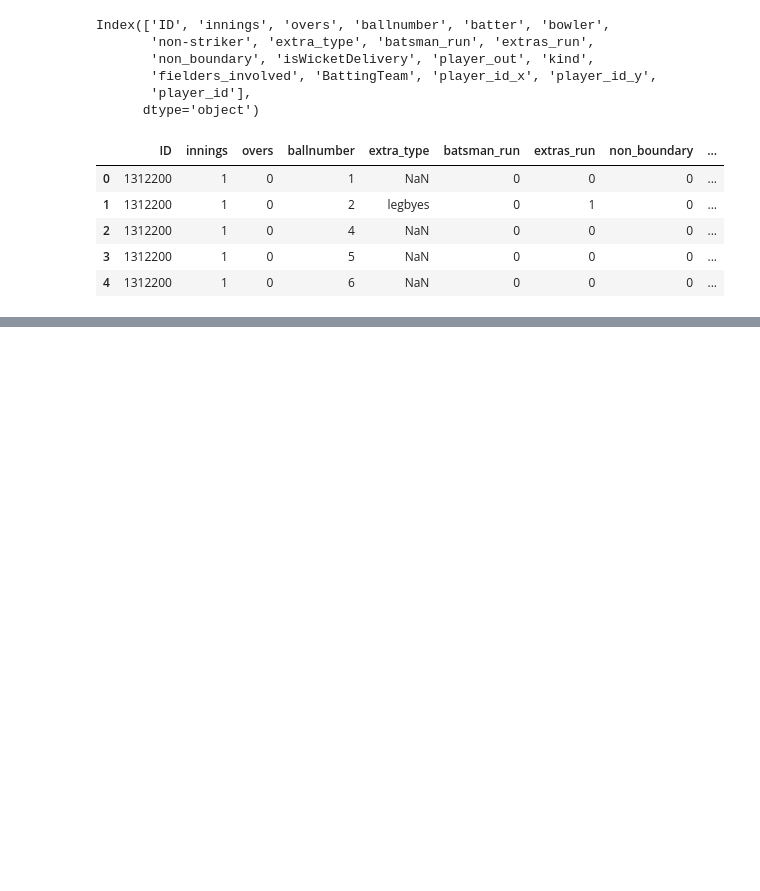
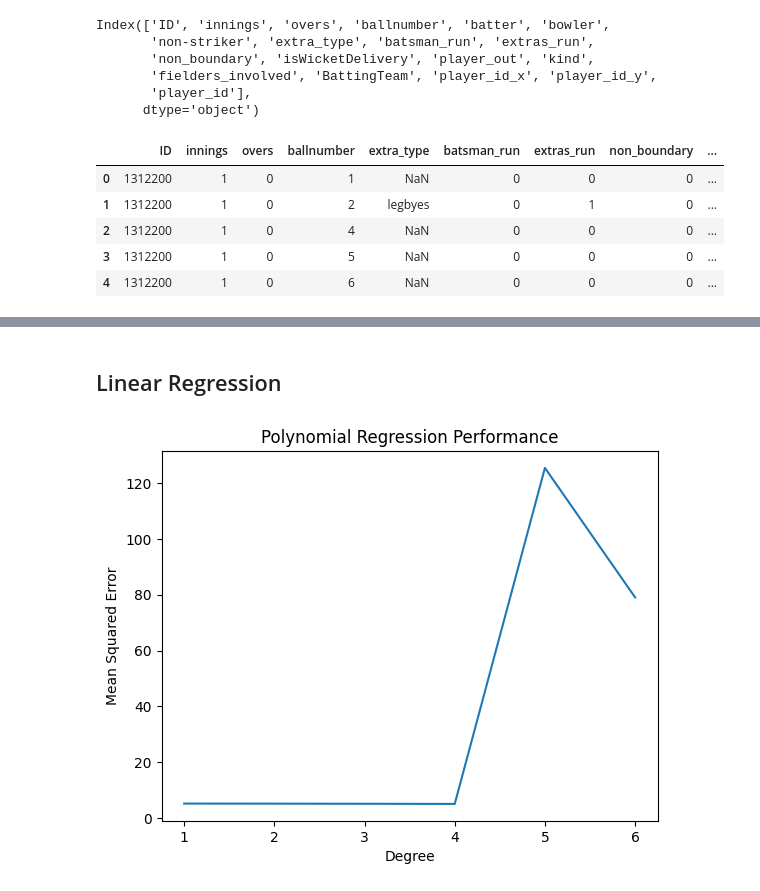
Before and after one commit to pyparul/ML_IPL_Score_Prediction, a Jupyter notebook: mymodelfile_regression.ipynb, the cells around one changed output, grey strips where cells are left out. Cells and saved outputs as stored; diff of their text form; code cells hidden in the pictures; blank space fills up the shorter version.

Commit message:
Implemented polynomial regression with sampling
Co-authored-by: pyparul <prlprwr@gmail.com>

```diff
--- a/mymodelfile_regression.ipynb
+++ b/mymodelfile_regression.ipynb
@@ -114 +114,3 @@ X_le
 225954 rows × 5 columns
+# %% [markdown]
+## Linear Regression
@@ -114,0 +123,29 @@ X_le
+# %%
+# Sampling
+sampler = SMOTETomek(random_state=0)
+X_resampled, y_resampled = sampler.fit_resample(X_le, y)
+# %%
+# train test split
+X_train, X_test, y_train, y_test = train_test_split(X_resampled, y_resampled, test_size = 0.2, random_state = 42)
+# %%
+# Obtaining mean squared error for different value of degrees
+degree = range(1, 7)
+mse = []
+for k in degree:
+    poly = PolynomialFeatures(degree=k)
+    X_train_poly = poly.fit_transform(X_train)
+    lr_reg = LinearRegression()
+    lr_reg.fit(X_train_poly, y_train)
+
+    X_test_poly = poly.transform(X_test)
+    y_pred = lr_reg.predict(X_test_poly)
+    mse.append(mean_squared_error(y_test, y_pred))
+# %%
+# Using elbow method to identify the best degree
+plt.plot(degree, mse)
+plt.xlabel('Degree')
+plt.ylabel('Mean Squared Error')
+plt.title('Polynomial Regression Performance')
+plt.show()
+# %% [output]
+[figure, added]
```
Also changed, not shown: parts of 3 cells of this notebook.
